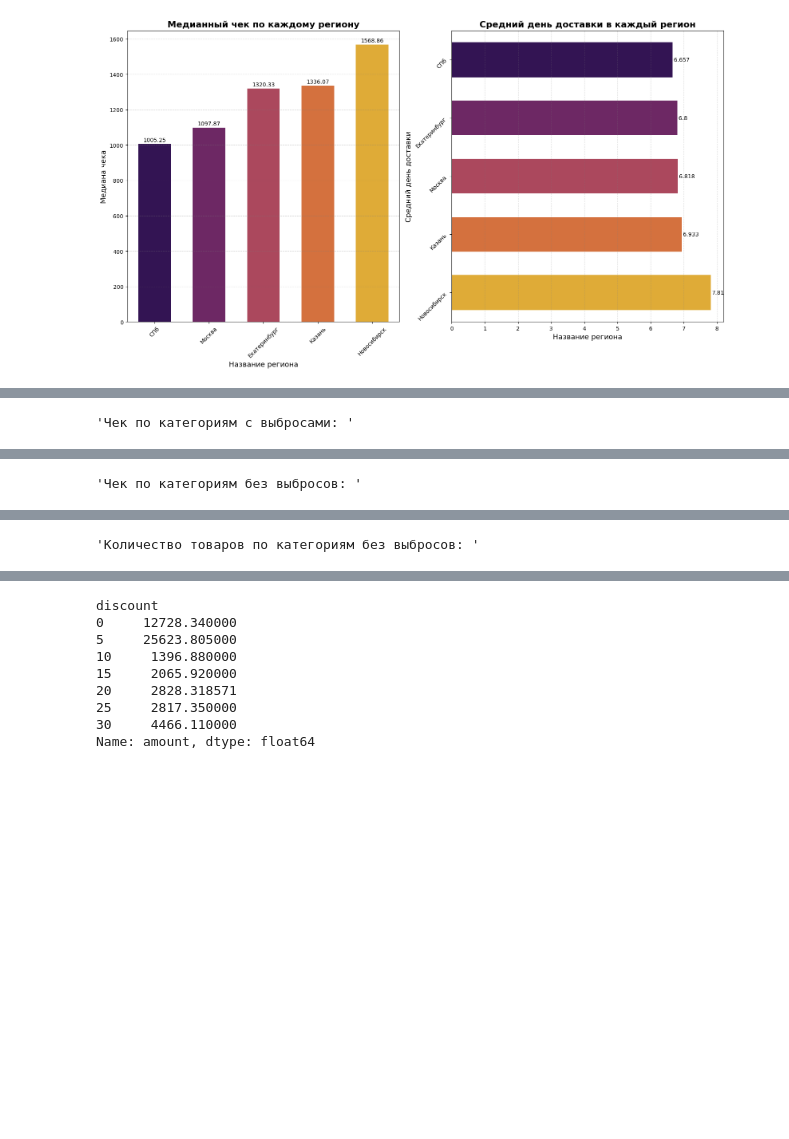
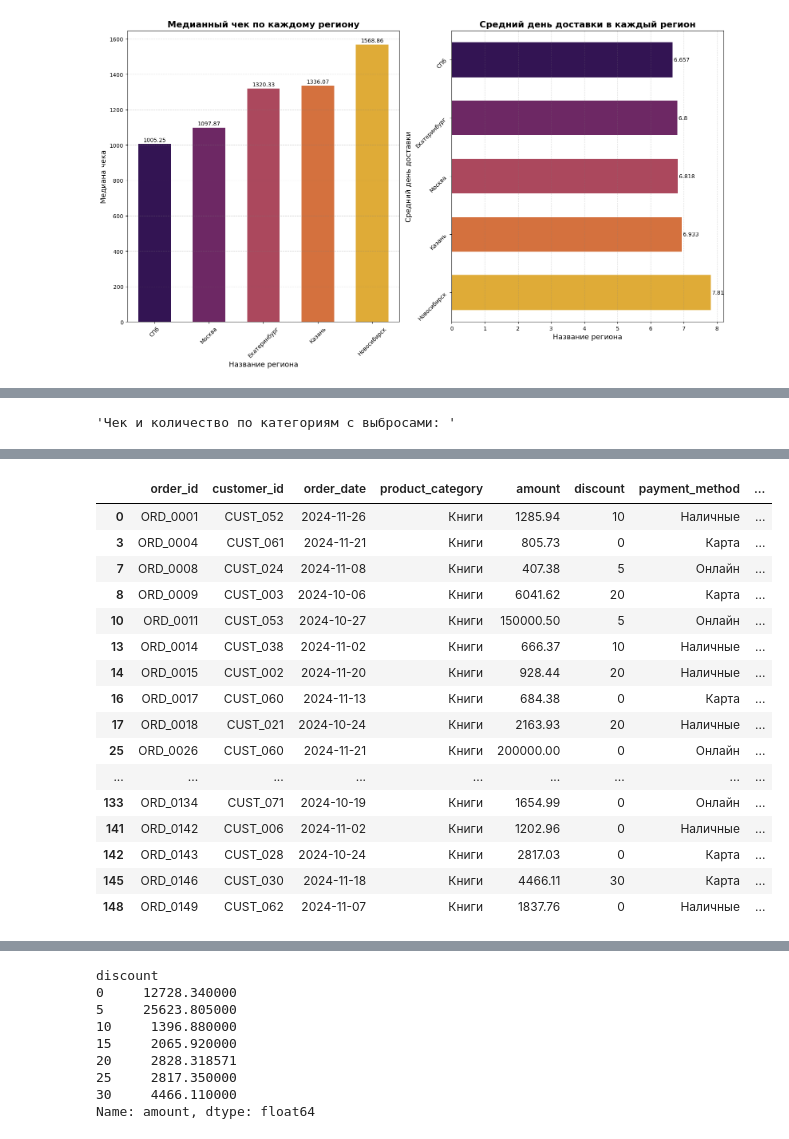
Before and after one commit to evg-code-sys/analysis_project, a Jupyter notebook: Analysis_internet_market.ipynb, the cells around one changed output, grey strips where cells are left out. Cells and saved outputs as stored; diff of their text form; code cells hidden in the pictures; blank space fills up the shorter version.

```diff
--- a/Analysis_internet_market.ipynb
+++ b/Analysis_internet_market.ipynb
@@ -342,44 +331,33 @@ Passing `palette` without assigning `hue` is deprecated and will be removed in v
   sns.barplot(
 [figure]
 # %%
-# На данном этапе создание графиков излишне, потому что мы не ответили на нашу гипотезу.
 # Мы подтвердили, что столбец delivery_time_days не способствует увеличению цены по городу Новосибирск -> подтверждение части гипотезы!
-display(df['product_category'].unique()) # Просмотрим, в каком городе большее количество электроники (самой большой категории из присутствующих)
-display(df['region'].unique())
+display(df['product_category'].unique().tolist()) # Просмотрим, в каком городе большее количество электроники (на практике - самой дорогой категории из присутствующих)
+display(df['region'].unique().tolist())
 
-big_price_category = df.groupby('product_category')['amount'].sum() # Выведем общюю цену по каждой категории
-display('Чек по категориям с выбросами: ')
-display(big_price_category) # Видим, что самая дорогая категория - Книги, выведем ниже все книги
+# Сгруппируем чек по категориям, посмотрим на общий чек по каждой категории и их количетсво
+big_price_category_with_emissions = df.groupby('product_category').agg(
+    sum_amount = ('amount', 'sum'),
+    count_amount = ('amount', 'count')
+)
+display('Чек и количество по категориям с выбросами: ')
+display(big_price_category_with_emissions)
 
-all_books = df.loc[df['product_category'] == 'Книги'] # Мы знаем что у нас 3 выброса - 2 из них в категории книги, значит последний - в электронике. (Проверим) ->
-all_electronics = df.loc[df['product_category'] == 'Электроника'] # Подтвердилось.
-# display(all_books) # Выброс в 200_000 тысяч находится в Новосибирске!
-# display(all_electronics) # Как мы проверяли до этого 10, 25, 50 позиции - Выбросы, это подтвердилось
-# Если мы отрежем выбросы, то увидим настоящую самую дорогую категорию (Выбросы могли быть у любой категории - заказала компания партию одежды и так далее. Настоящая дорогая категория ценится не самой большым чеком, а насколько ее один товар может бить по чеку)
-# Если мы закажем два телевизора и две книги, то наш первый чек будет 50_000, а второй 3_000 - колосальная разница! Проверим ->
-big_price_category_not_emissions = df[df['amount'] < 10_000].groupby('product_category')['amount'].sum() # Выведем общюю цену по каждой категории
-display('Чек по категориям без выбросов: ')
-display(big_price_category_not_emissions) # Видим, что самая дорогая категория - Книги, выведем ниже все книги без выбросов
-# display(df.loc[(df['amount'] < 10_000) & (df['product_category'] == 'Книги')])
+max_all_books = df.loc[df['product_category'] == 'Книги'] # Мы знаем что у нас 3 выброса - 2 из них в категории книги, значит последний - в электронике.
+max_all_electronics = df.loc[df['product_category'] == 'Электроника'] # Последний выброс
+display(max_all_books) # Выброс в 200_000 тысяч находится в Новосибирске.
+display(max_all_electronics) # Как мы проверяли до этого 10, 25, 50 позиции - Выбросы.
+# Если мы отрежем выбросы, то увидим настоящую самую дорогую категорию. Выбросы могли быть у любой категории - заказала компания партию одежды и так далее.
+# Настоящая дорогая категория - не самый большой чек, а насколько ее один товар может бить по чеку.
 
-big_price_category_not_emissions = df[df['amount'] < 10_000].groupby('product_category')['amount'].count() # Выведем количество без выбросов по каждой категории
-display('Количество товаров по категориям без выбросов: ')
-display(big_price_category_not_emissions) # Видим, что самая дорогая категория - Книги, выведем ниже все книги
+big_price_category_not_emissions = df[df['amount'] < 10_000].groupby('product_category').agg(
+    sum_amount = ('amount', 'sum'),
+    count_amount = ('amount', 'count')
+)
+display('Чек и количество по категориям без выбросов: ')
+display(big_price_category_not_emissions)
 
-# Видим, что самая дорогая категория без выбросов - Книги, их количество заказов 36 и сумма ~67500, смотрим на электронику (которая должна быть дороже), количество заказов 43, чек ~56200
-# Опираемся на категория, как на самую дорогую - "Книги"
-
-group_by_region_median = df.groupby(['product_category', 'region'])['amount'].median() # Смотрим медианный разрез по регионам и категориям
-display(group_by_region_median)
-# Медианный чек доставки в Новосибирск книг - на втором месте. Первое - Казань (~1800 против ~2800)
-# Новосибирск - лидер медиан по категориям "Еда" и "Одежда" - "Одежда": по количеству заказов на равне с книгами, но чек без выбросов ~63700 (на ~4000 тысячи меньше чем у книг)
-
-group_by_region_mean = df.groupby(['product_category', 'region'])['amount'].mean().round(3)
-display(group_by_region_mean)
-
-pc_novosib_electr = df.loc[(df['region'] == 'Новосибирск') & (df['product_category'] == 'Книги')]
-display(pc_novosib_electr)
-
-# display(df.loc[(df['region'] == 'Новосибирск') & (df['product_category'] == 'Одежда') | (df['product_category'] == 'Еда')].groupby('product_category')['amount'].median())
-display(group_by_region_median.iloc[3::5]) # Выведем все категории по Новосибирску
+# Видим, что самая дорогая категория без выбросов - Книги;
+# Их количество заказов 36 и сумма ~67500, смотрим на электронику (которая должна быть дороже), количество заказов 43, чек ~56200
+# Опираемся на самую дорогую категорию - "Книги"
 # %% [output]
@@ -389 +366 @@ array(['Москва', 'Казань', 'СПб', 'Екатеринбург', 'Н
-'Чек по категориям с выбросами: '
+'Чек и количество по категориям с выбросами: '
@@ -389,0 +374,17 @@ array(['Москва', 'Казань', 'СПб', 'Екатеринбург', 'Н
+|  | order_id | customer_id | order_date | product_category | amount | discount | payment_method | ... |
+| 0 | ORD_0001 | CUST_052 | 2024-11-26 | Книги | 1285.94 | 10 | Наличные | ... |
+| 3 | ORD_0004 | CUST_061 | 2024-11-21 | Книги | 805.73 | 0 | Карта | ... |
+| 7 | ORD_0008 | CUST_024 | 2024-11-08 | Книги | 407.38 | 5 | Онлайн | ... |
+| 8 | ORD_0009 | CUST_003 | 2024-10-06 | Книги | 6041.62 | 20 | Карта | ... |
+| 10 | ORD_0011 | CUST_053 | 2024-10-27 | Книги | 150000.50 | 5 | Онлайн | ... |
+| 13 | ORD_0014 | CUST_038 | 2024-11-02 | Книги | 666.37 | 10 | Наличные | ... |
+| 14 | ORD_0015 | CUST_002 | 2024-11-20 | Книги | 928.44 | 20 | Наличные | ... |
+| 16 | ORD_0017 | CUST_060 | 2024-11-13 | Книги | 684.38 | 0 | Карта | ... |
+| 17 | ORD_0018 | CUST_021 | 2024-10-24 | Книги | 2163.93 | 20 | Наличные | ... |
+| 25 | ORD_0026 | CUST_060 | 2024-11-21 | Книги | 200000.00 | 0 | Онлайн | ... |
+| ... | ... | ... | ... | ... | ... | ... | ... | ... |
+| 133 | ORD_0134 | CUST_071 | 2024-10-19 | Книги | 1654.99 | 0 | Онлайн | ... |
+| 141 | ORD_0142 | CUST_006 | 2024-11-02 | Книги | 1202.96 | 0 | Наличные | ... |
+| 142 | ORD_0143 | CUST_028 | 2024-10-24 | Книги | 2817.03 | 0 | Карта | ... |
+| 145 | ORD_0146 | CUST_030 | 2024-11-18 | Книги | 4466.11 | 30 | Карта | ... |
+| 148 | ORD_0149 | CUST_062 | 2024-11-07 | Книги | 1837.76 | 0 | Наличные | ... |
@@ -397 +408,0 @@ Name: amount, dtype: float64
-'Чек по категориям без выбросов: '
@@ -405 +408,0 @@ Name: amount, dtype: float64
-'Количество товаров по категориям без выбросов: '
```
Also changed, not shown: parts of 23 cells of this notebook.
